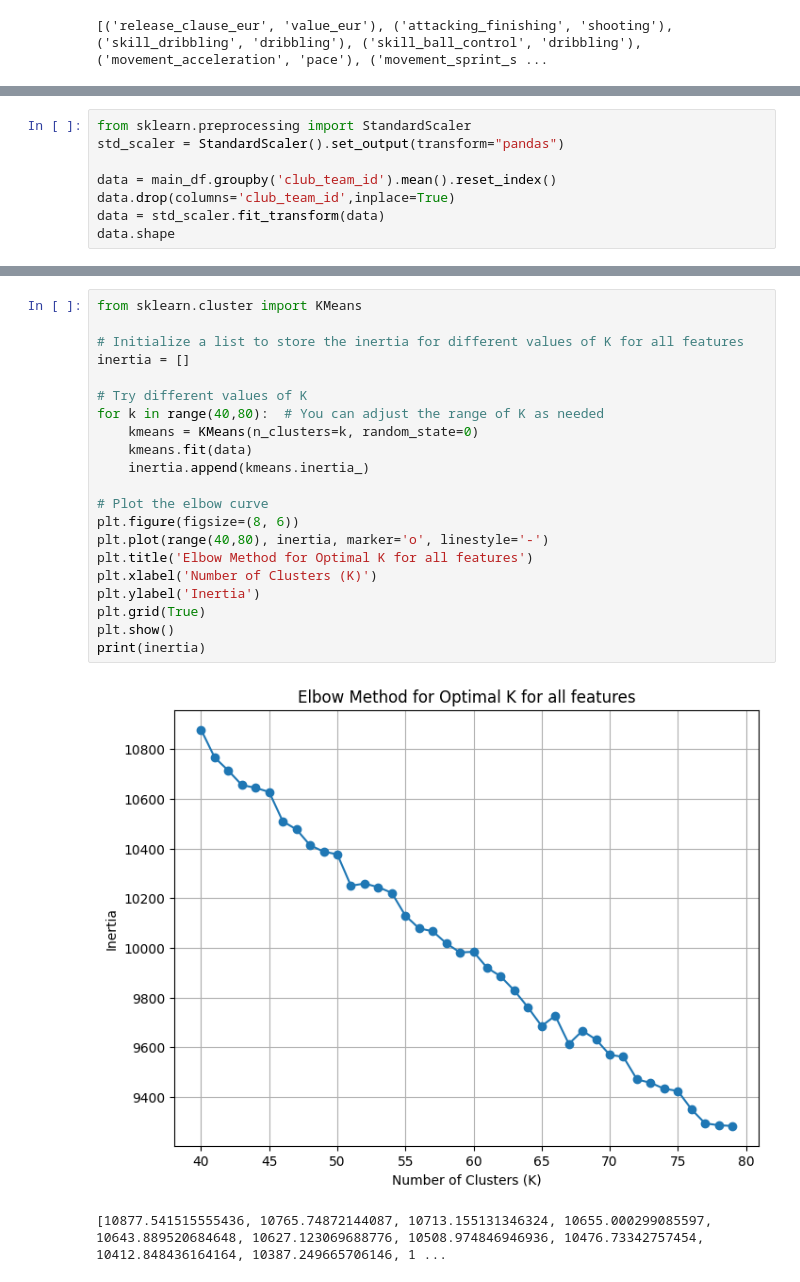
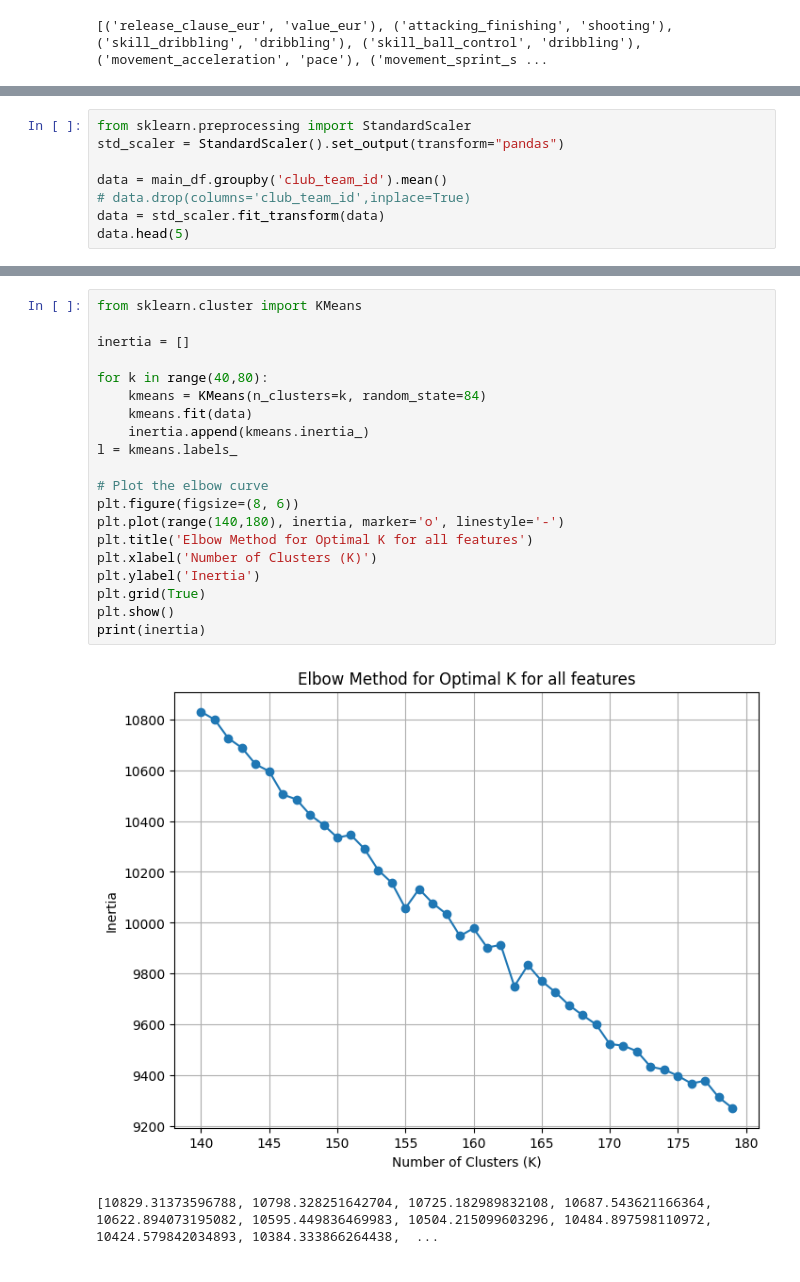
Before and after one commit to rahulbollisetty/ML_assignment_IIITB, a Jupyter notebook: 3.ipynb, the cells around one changed output, grey strips where cells are left out. Drawn from its saved outputs; the diff is of its cells as text.

```diff
--- a/3.ipynb
+++ b/3.ipynb
@@ -228,8 +242,8 @@ Index(['overall', 'potential', 'weak_foot', 'skill_moves', 'age', 'height_cm',
 from sklearn.preprocessing import StandardScaler
 std_scaler = StandardScaler().set_output(transform="pandas")
 
-data = main_df.groupby('club_team_id').mean().reset_index()
-data.drop(columns='club_team_id',inplace=True)
+data = main_df.groupby('club_team_id').mean()
+# data.drop(columns='club_team_id',inplace=True)
 data = std_scaler.fit_transform(data)
-data.shape
+data.head(5)
 # %% [output]
@@ -237,24 +259,23 @@ data.shape
 # %%
 from sklearn.cluster import KMeans
 
-# Initialize a list to store the inertia for different values of K for all features
 inertia = []
 
-# Try different values of K
-for k in range(40,80):  # You can adjust the range of K as needed
-    kmeans = KMeans(n_clusters=k, random_state=0)
+for k in range(40,80):
+    kmeans = KMeans(n_clusters=k, random_state=84)
     kmeans.fit(data)
     inertia.append(kmeans.inertia_)
+l = kmeans.labels_
 
 # Plot the elbow curve
 plt.figure(figsize=(8, 6))
-plt.plot(range(40,80), inertia, marker='o', linestyle='-')
+plt.plot(range(140,180), inertia, marker='o', linestyle='-')
 plt.title('Elbow Method for Optimal K for all features')
 plt.xlabel('Number of Clusters (K)')
 plt.ylabel('Inertia')
 plt.grid(True)
 plt.show()
 print(inertia)
 # %% [output]
-[figure, old version]
+[figure, new version]
-[10877.541515555436, 10765.74872144087, 10713.155131346324, 10655.000299085597, 10643.889520684648, 10627.123069688776, 10508.974846946936, 10476.73342757454, 10412.848436164164, 10387.249665706146, 1 ...
+[10829.31373596788, 10798.328251642704, 10725.182989832108, 10687.543621166364, 10622.894073195082, 10595.449836469983, 10504.215099603296, 10484.897598110972, 10424.579842034893, 10384.333866264438,  ...
```
Also changed, not shown: parts of 12 cells of this notebook, 3 other files.
